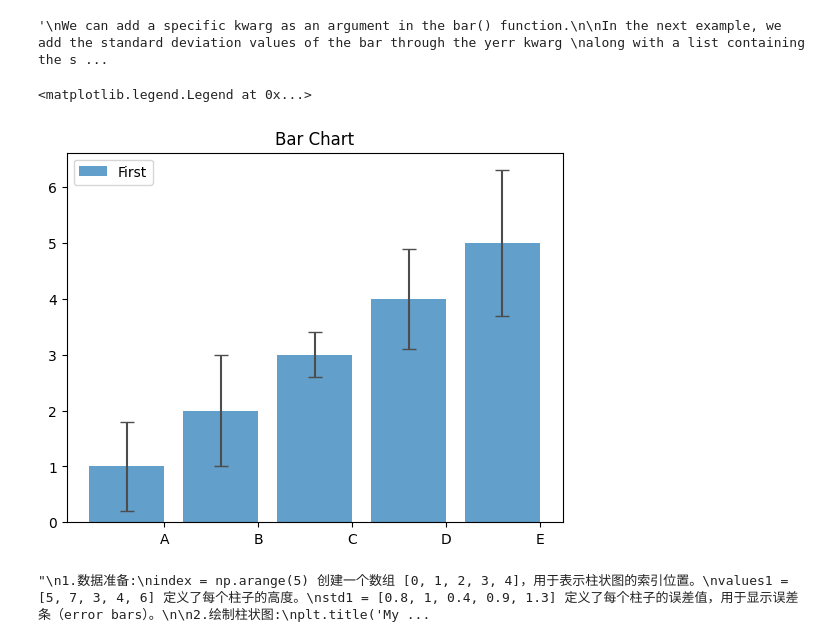
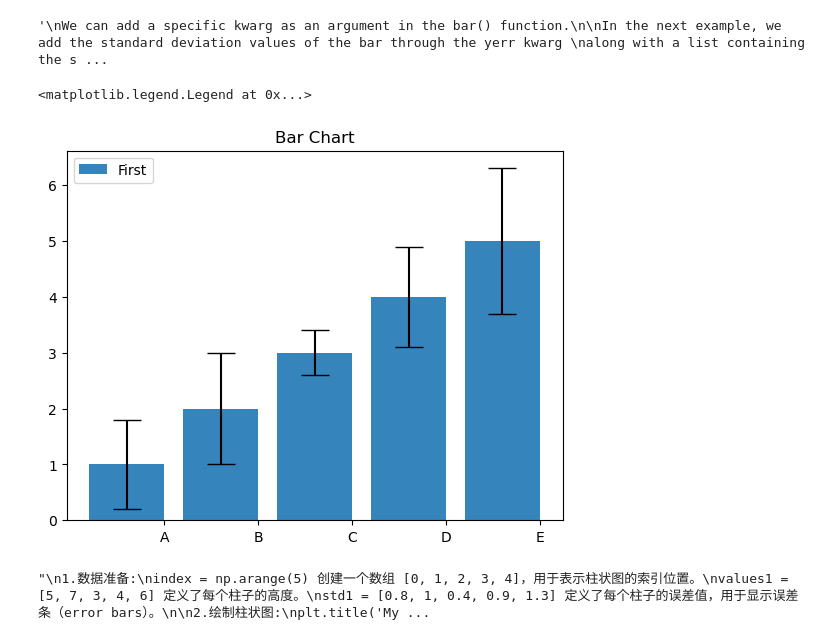
Before and after one commit to Xlength/GLA, a Jupyter notebook: Self_Attempt/Self_Attempt-Matplotlib.ipynb, the cells around one changed output. Drawn from its saved outputs; the diff is of its cells as text; code cells hidden in the pictures.

```diff
--- a/Self_Attempt/Self_Attempt-Matplotlib.ipynb
+++ b/Self_Attempt/Self_Attempt-Matplotlib.ipynb
@@ -416,18 +416,20 @@ We use the kwarg label to identify the series we represent.
 # %% [output]
 '\nWe can add a specific kwarg as an argument in the bar() function.\n\nIn the next example, we add the standard deviation values of the bar through the yerr kwarg \nalong with a list containing the s ...
 # %%
+import matplotlib.pyplot as plt
+import numpy as np
 index=np.arange(5)
 # values=np.random.randint(0,10,5)
 values=[1,2,3,4,5]
 std1=[0.8,1,0.4,0.9,1.3]
 plt.title('Bar Chart')
 # plt.bar(index,values,yerr=std1,error_kw={'ecolor':'0.1','capsize':6},alpha=0.7,label='First')
-plt.bar(index,values,yerr=std1,error_kw={'ecolor':'0.3','capsize':5},alpha=0.7,label='First')
+plt.bar(index,values,yerr=std1,error_kw={'ecolor':'0','capsize':10},alpha=0.9,label='First')
 plt.xticks(index + 0.4, ['A', 'B', 'C', 'D', 'E'])
 plt.legend(loc=2)
 # %% [output]
 <matplotlib.legend.Legend at 0x...>
-[figure, old version]
+[figure, new version]
 # %%
 '''
 1.数据准备:
```
Also changed, not shown: parts of 1 cell of this notebook, 16 other files.
